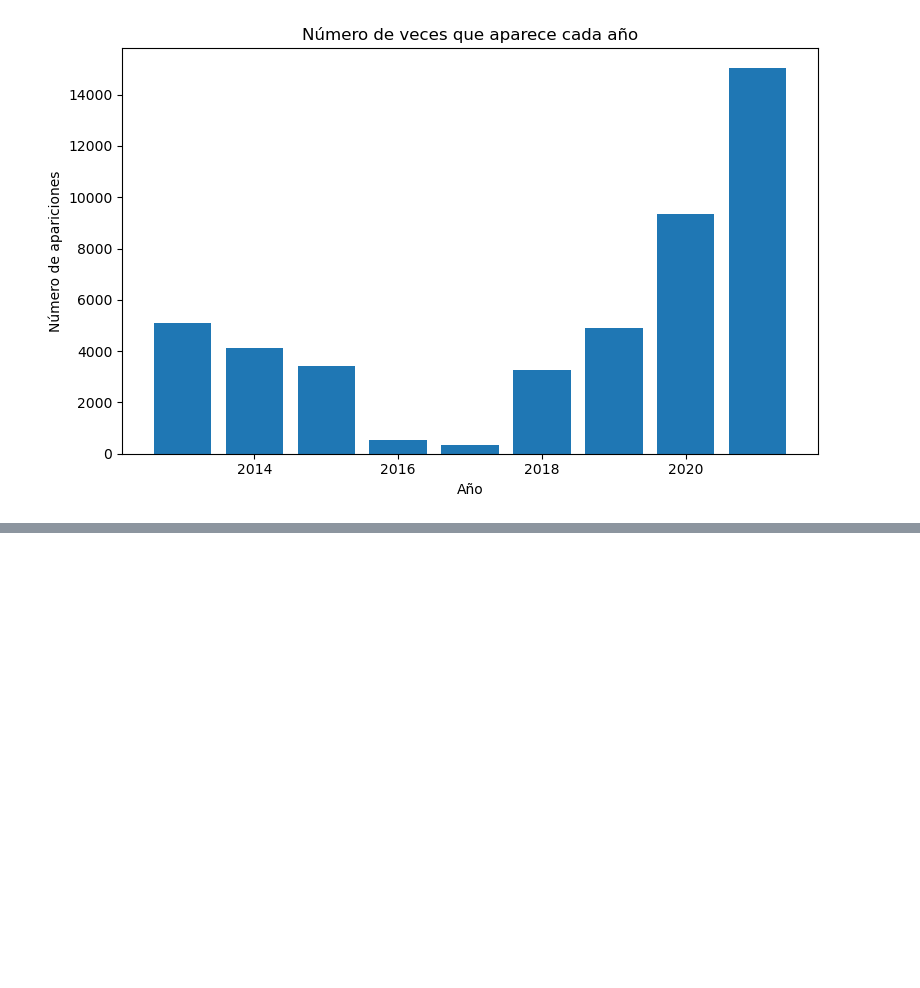
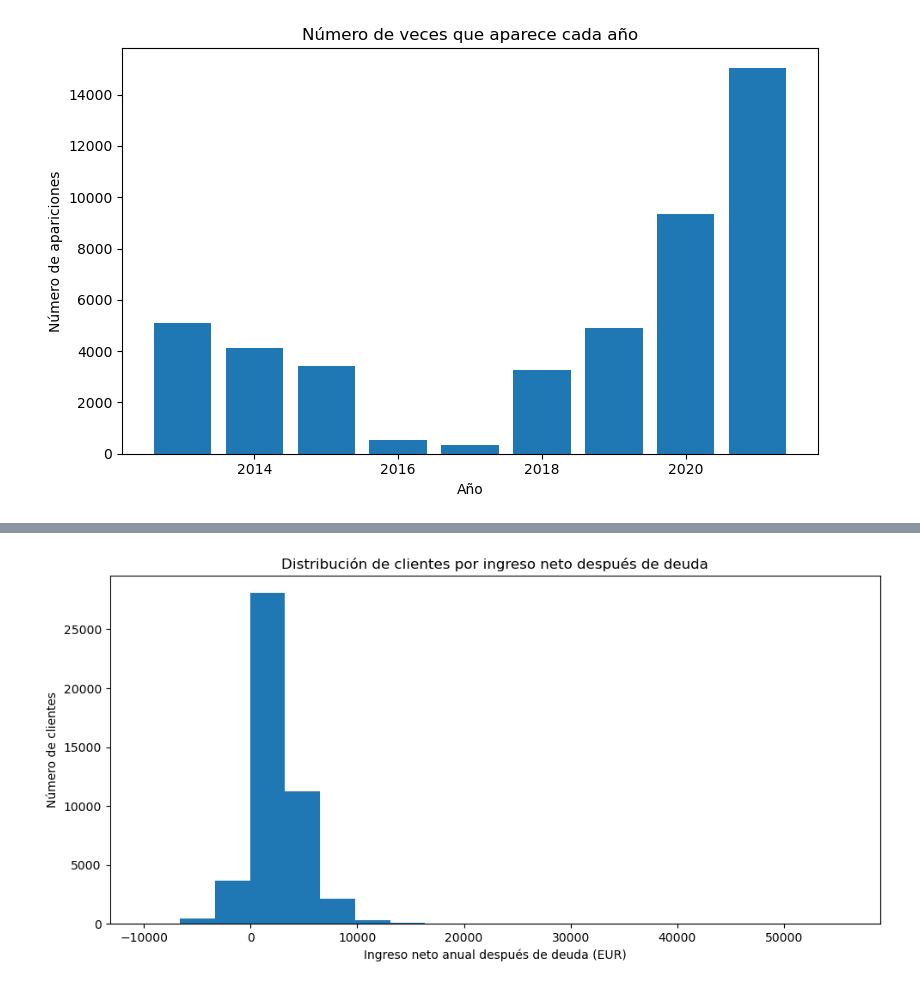
Before and after one commit to Jobo136/FinPlusAnalytics_JohnVonFumann, a Jupyter notebook: notebooks/metricas.ipynb, the cells around one changed output, grey strips where cells are left out. Cells and saved outputs as stored; diff of their text form; code cells hidden in the pictures; blank space fills up the shorter version.

Commit message:
Nuevas Métricas (MAÑANA MÁS Y MEJOR)

```diff
--- a/notebooks/metricas.ipynb
+++ b/notebooks/metricas.ipynb
@@ -978,0 +1038,79 @@ plt.show()
+# %%
+# --- 1) Ventanas
+w_acc = Window.partitionBy("CLIENT_ID") \
+              .orderBy(F.to_date("DATE", "dd/MM/yyyy")) \
+              .rowsBetween(Window.unboundedPreceding, Window.currentRow)
+
+w_last = Window.partitionBy("CLIENT_ID") \
+               .orderBy(F.to_date("DATE", "dd/MM/yyyy").desc())
+
+# --- 2) Calcular DEBT por fila y DEBT_CUMULED
+df_debt = behavioural_df.withColumn("DEBT", F.col("CREDIT_CARD_DRAWINGS") - F.col("CREDIT_CARD_PAYMENT")) \
+            .withColumn("DEBT_CUMULED", F.sum("DEBT").over(w_acc))
+
+# --- 3) Obtener el registro más reciente por cliente (para tener la deuda acumulada "actual")
+df_latest = df_debt.withColumn("row_num", F.row_number().over(w_last)) \
+                   .filter(F.col("row_num") == 1) \
+                   .drop("row_num")
+
+# --- 4) Obtener TOTAL_INCOME por CLIENT_ID
+# Opción A: si TOTAL_INCOME ya está en behavioural_df (por ejemplo repetido en cada fila)
+# usamos max (o avg) para extraer el valor por cliente:
+# Si tienes un DataFrame aparte con TOTAL_INCOME, coméntalo:
+income_df = clientes_df.select("CLIENT_ID", "TOTAL_INCOME")
+
+# --- 5) Unir deuda actual con ingresos
+df_join = df_latest.join(income_df, on="CLIENT_ID", how="left")
+
+# --- 6) Calcular métricas: neto, ratio y categoría (evitando división por cero / nulos)
+df_result = df_join.withColumn(
+    "NET_INCOME_AFTER_DEBT",
+    F.col("TOTAL_INCOME") - F.col("DEBT_CUMULED")
+).withColumn(
+    "DEBT_TO_INCOME",
+    F.when(
+        (F.col("TOTAL_INCOME").isNull()) | (F.col("TOTAL_INCOME") == 0),
+        None
+    ).otherwise(F.col("DEBT_CUMULED") / F.col("TOTAL_INCOME"))
+).withColumn(
+    "RISK_BUCKET",
+    F.when(F.col("DEBT_TO_INCOME").isNull(), "UNKNOWN")
+     .when(F.col("DEBT_TO_INCOME") <= 0.5, "LOW")
+     .when((F.col("DEBT_TO_INCOME") > 0.5) & (F.col("DEBT_TO_INCOME") <= 1.0), "MEDIUM")
+     .when(F.col("DEBT_TO_INCOME") > 1.0, "HIGH")
+     .otherwise("UNKNOWN")
+)
+
+# Mostrar ejemplo
+df_result.select("CLIENT_ID", "TOTAL_INCOME", "DEBT_CUMULED", "NET_INCOME_AFTER_DEBT",
+                 "DEBT_TO_INCOME", "RISK_BUCKET").show(20, False)
+
+# --- 7) Agregados útiles: conteo por bucket
+df_buckets = df_result.groupBy("RISK_BUCKET").count().orderBy("RISK_BUCKET")
+df_buckets.show()
+
+# --- 8) Convertir a pandas para graficar la distribución de NET_INCOME_AFTER_DEBT (histograma por rangos)
+pdf = df_result.select("CLIENT_ID", "NET_INCOME_AFTER_DEBT").toPandas()
+
+# Si hay NaNs, puedes limpiarlos o imputarlos; aquí los quitamos para el histograma:
+pdf_plot = pdf.dropna(subset=["NET_INCOME_AFTER_DEBT"])
+
+# Histograma con matplotlib (bins ajustables)
+plt.figure(figsize=(10,5))
+plt.hist(pdf_plot["NET_INCOME_AFTER_DEBT"], bins=20)   # no se especifican colores
+plt.xlabel("Ingreso neto anual después de deuda (EUR)")
+plt.ylabel("Número de clientes")
+plt.title("Distribución de clientes por ingreso neto después de deuda")
+plt.tight_layout()
+plt.show()
+
+# --- 9) También: gráfico de barras del RISK_BUCKET
+pdf_buckets = df_buckets.toPandas()
+plt.figure(figsize=(8,4))
+plt.bar(pdf_buckets["RISK_BUCKET"], pdf_buckets["count"])
+plt.xlabel("Bucket de riesgo (DEBT / TOTAL_INCOME)")
+plt.ylabel("Número de clientes")
+plt.title("Clientes por bucket de deuda vs ingreso")
+plt.tight_layout()
+plt.show()
+# %% [output]
@@ -978,0 +1134 @@ plt.show()
+[figure, added]
```
Also changed, not shown: parts of 3 cells of this notebook.
